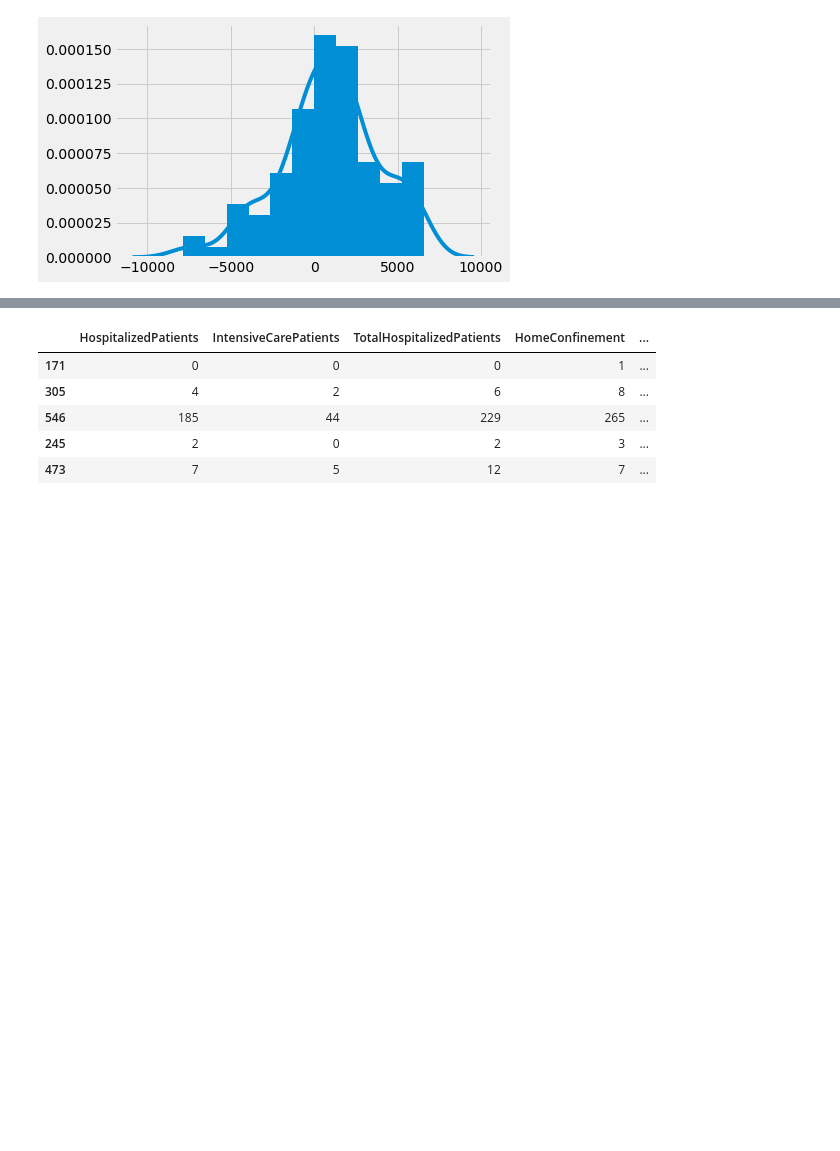
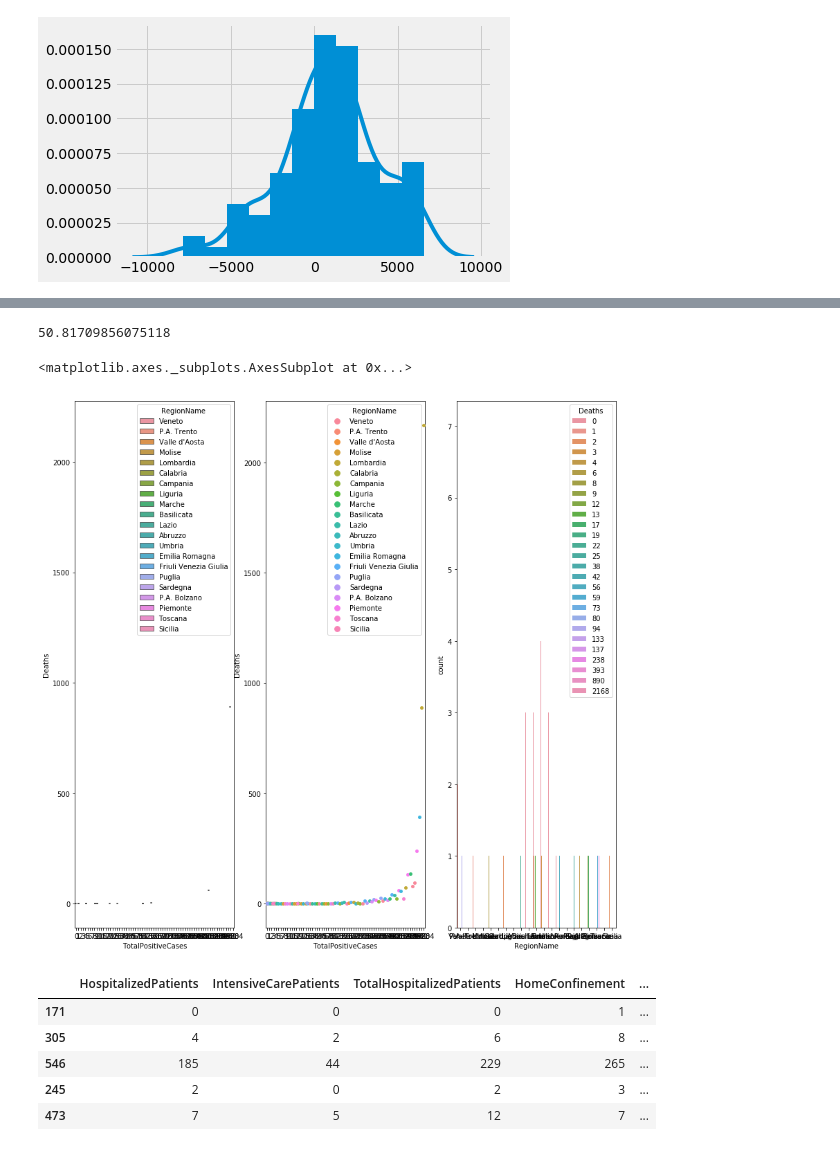
Before and after one commit to tonykosh123456789/covid19-analysis-visualisatio-and-predictions-italy, a Jupyter notebook: italypos.ipynb, the cells around one changed output, grey strips where cells are left out. Saved outputs shown, nothing was run; the diff lists cells and outputs as text; code cells hidden in the pictures; blank space fills up the shorter version.

```diff
--- a/italypos.ipynb
+++ b/italypos.ipynb
@@ -153,3 +65,16 @@ array([1.27882499e-04, 1.29424355e-04, 1.27716978e-04, 4.15170842e-05,
+# %%
+from scipy.stats import *
+from seaborn import *
+kur=kurtosis(italy.TotalPositiveCases)
+print(kur)
+fig,ax=subplots(1,3,figsize=(14,14))
+boxplot(x=italy.TotalPositiveCases,y=italy.Deaths,hue=italy.RegionName,ax=ax[0])
+swarmplot(x=italy.TotalPositiveCases,y=italy.Deaths,hue=italy.RegionName,ax=ax[1])
+countplot(x=italy.RegionName,hue=italy.Deaths)
+# %% [output]
+50.81709856075118
+<matplotlib.axes._subplots.AxesSubplot at 0x...>
+[figure, added]
 # %%
 from statsmodels.api import *
 from sklearn.model_selection import train_test_split as t
```
Also changed, not shown: parts of 10 cells of this notebook.
